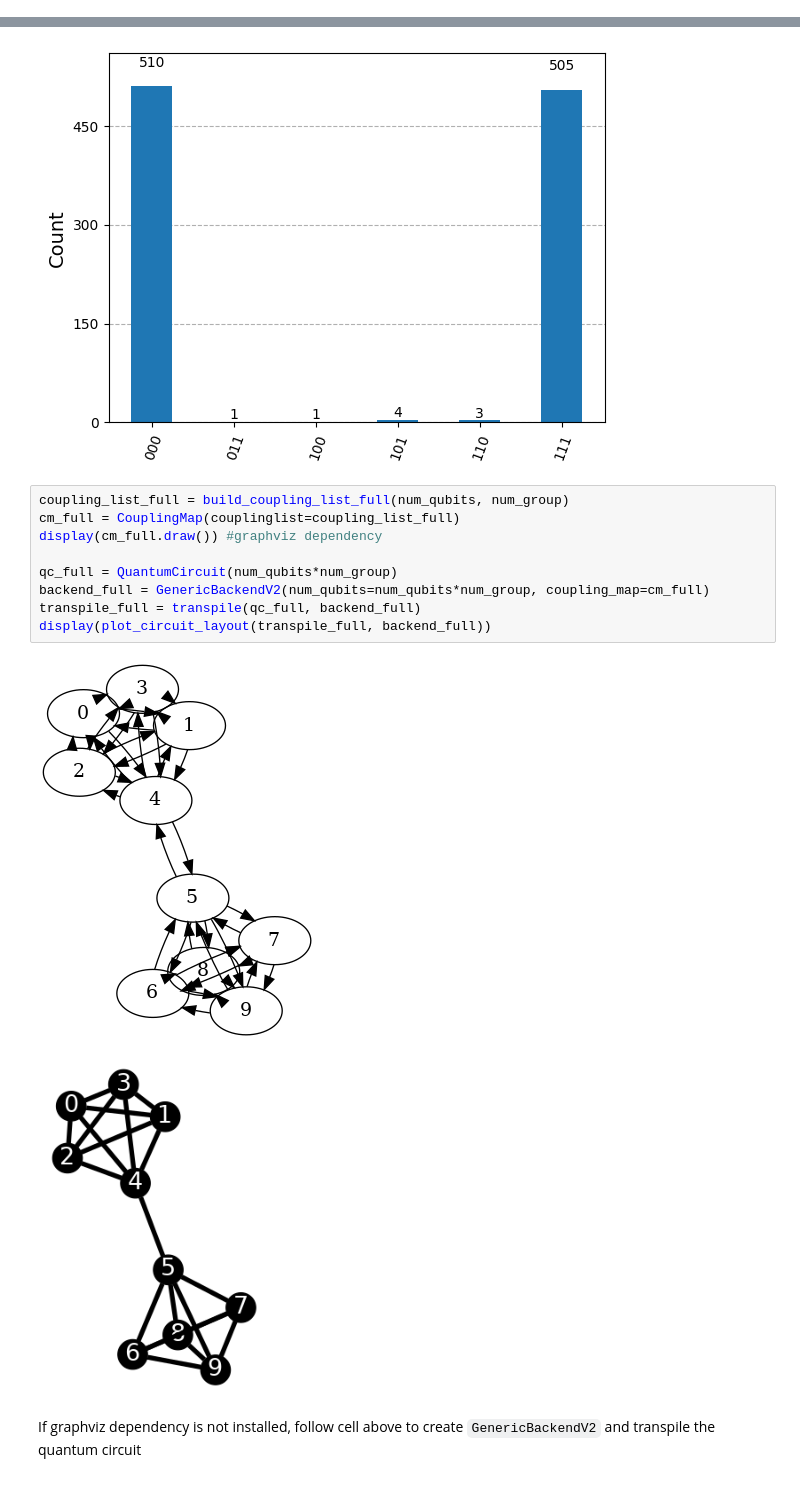
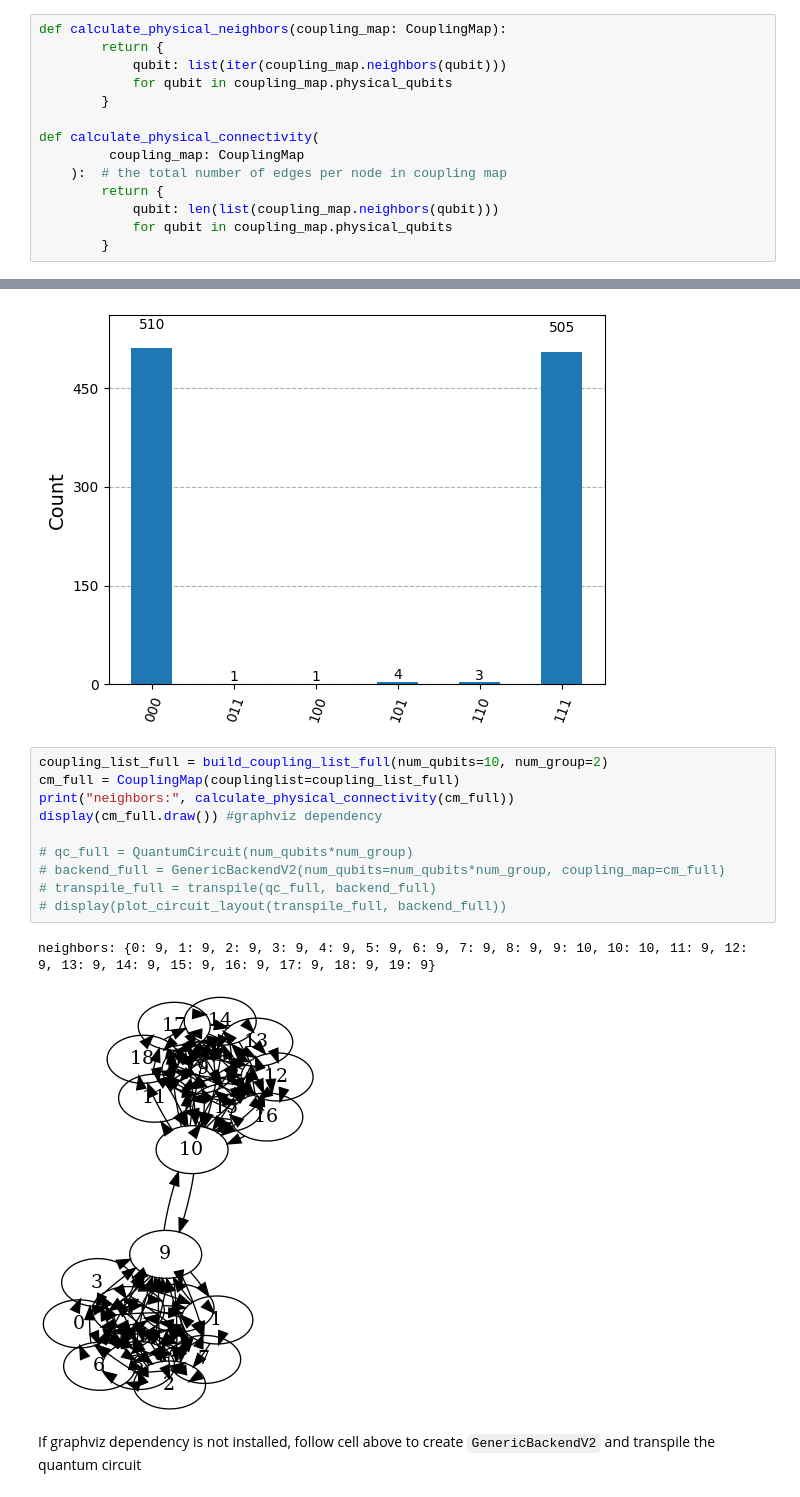
Before and after one commit to natashaval/qubit-mapping-distributed-qc, a Jupyter notebook: 0_generic_backend.ipynb, the cells around one changed output, grey strips where cells are left out. Drawn from its saved outputs; the diff is of its cells as text.

```diff
--- a/0_generic_backend.ipynb
+++ b/0_generic_backend.ipynb
@@ -16,5 +16,19 @@ from qiskit import QuantumCircuit, transpile
 from qiskit.transpiler import CouplingMap
 from qiskit.providers.fake_provider import GenericBackendV2
 from qiskit.visualization import plot_circuit_layout, plot_coupling_map, plot_histogram
+# %%
+def calculate_physical_neighbors(coupling_map: CouplingMap):
+        return {
+            qubit: list(iter(coupling_map.neighbors(qubit)))
+            for qubit in coupling_map.physical_qubits
+        }
+
+def calculate_physical_connectivity(
+         coupling_map: CouplingMap
+    ):  # the total number of edges per node in coupling map
+        return {
+            qubit: len(list(coupling_map.neighbors(qubit)))
+            for qubit in coupling_map.physical_qubits
+        }
 # %%
 # coupling map structure ring
@@ -62,17 +78,18 @@ display(plot_histogram(counts))
 # %% [output]
 [figure]
 # %%
-coupling_list_full = build_coupling_list_full(num_qubits, num_group)
+coupling_list_full = build_coupling_list_full(num_qubits=10, num_group=2)
 cm_full = CouplingMap(couplinglist=coupling_list_full)
+print("neighbors:", calculate_physical_connectivity(cm_full))
 display(cm_full.draw()) #graphviz dependency
 
-qc_full = QuantumCircuit(num_qubits*num_group)
-backend_full = GenericBackendV2(num_qubits=num_qubits*num_group, coupling_map=cm_full)
-transpile_full = transpile(qc_full, backend_full)
-display(plot_circuit_layout(transpile_full, backend_full))
+# qc_full = QuantumCircuit(num_qubits*num_group)
+# backend_full = GenericBackendV2(num_qubits=num_qubits*num_group, coupling_map=cm_full)
+# transpile_full = transpile(qc_full, backend_full)
+# display(plot_circuit_layout(transpile_full, backend_full))
 # %% [output]
+neighbors: {0: 9, 1: 9, 2: 9, 3: 9, 4: 9, 5: 9, 6: 9, 7: 9, 8: 9, 9: 10, 10: 10, 11: 9, 12: 9, 13: 9, 14: 9, 15: 9, 16: 9, 17: 9, 18: 9, 19: 9}
-[figure, old version]
+[figure, new version]
-[figure, removed]
 # %% [markdown]
 If graphviz dependency is not installed, follow cell above to create `GenericBackendV2` and transpile the quantum circuit
 # %%
```
Also changed, not shown: parts of 2 cells of this notebook, 8 other files.
